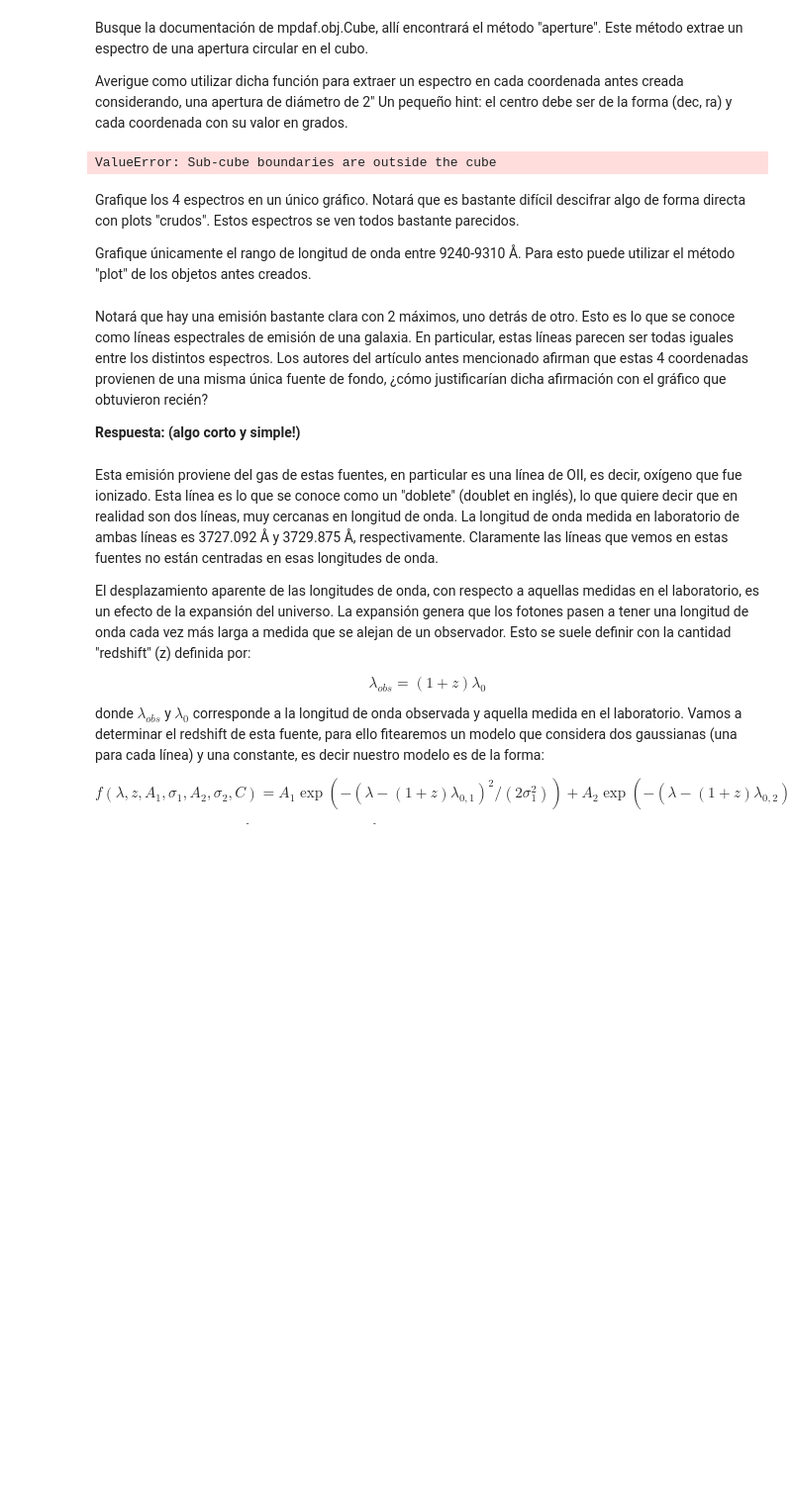
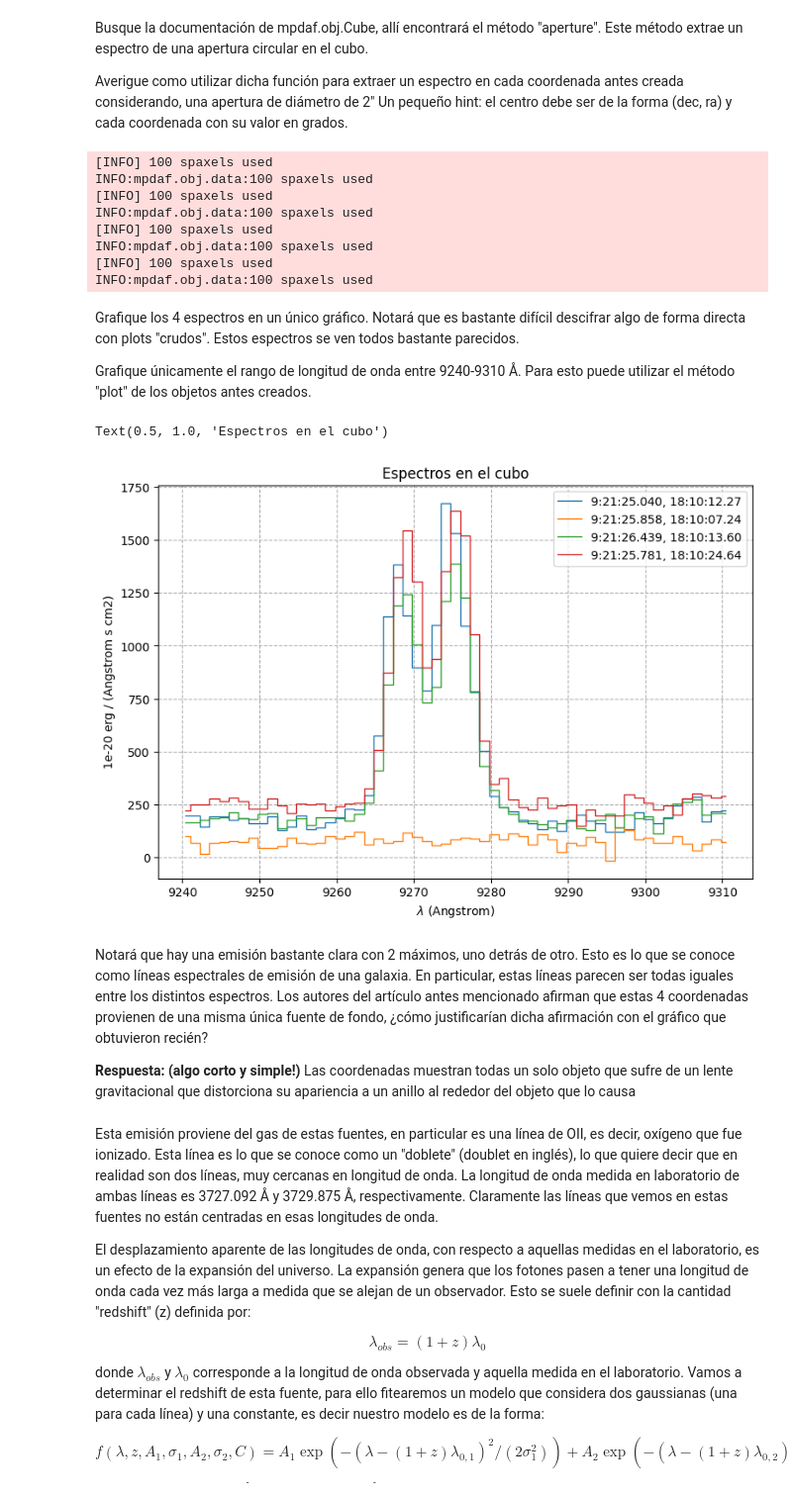
Before and after one commit to p-salv/Tarea-4, a Jupyter notebook: Tarea4.ipynb, the cells around one changed output. Shown at 99% size. Drawn from its saved outputs; the diff is of its cells as text; code cells hidden in the pictures; blank space fills up the shorter version.

Commit message:
Espectros del cubo

```diff
--- a/Tarea4.ipynb
+++ b/Tarea4.ipynb
@@ -208,13 +226,19 @@ Un pequeño hint: el centro debe ser de la forma (dec, ra) y cada coordenada con
 # %%
 # Rellene el código a continuación reemplazando el "CENTRO" y "radio", según corresponda.
 # Note que ya le hemos indicado al método las unidades de medida, por lo que debe ser consistente.
-RADIO = 1
-espectro_s0a = cube.aperture((s0a.ra.value, s0a.dec.value), RADIO, unit_center=u.deg, unit_radius=u.arcsec)
-espectro_s0b = cube.aperture((s0a.rb.value, s0b.dec.value), RADIO, unit_center=u.deg, unit_radius=u.arcsec)
-espectro_s0c = cube.aperture((s0c.ra.value, s0c.dec.value), RADIO, unit_center=u.deg, unit_radius=u.arcsec)
-espectro_s0d = cube.aperture((s0d.ra.value, s0d.dec.value), RADIO, unit_center=u.deg, unit_radius=u.arcsec)
+espectro_s0a = cube.aperture((s0a.dec.value, s0a.ra.value), 1, unit_center=u.deg, unit_radius=u.arcsec)
+espectro_s0b = cube.aperture((s0a.dec.value, s0b.ra.value), 1, unit_center=u.deg, unit_radius=u.arcsec)
+espectro_s0c = cube.aperture((s0c.dec.value, s0c.ra.value), 1, unit_center=u.deg, unit_radius=u.arcsec)
+espectro_s0d = cube.aperture((s0d.dec.value, s0d.ra.value), 1, unit_center=u.deg, unit_radius=u.arcsec)
 # %% [output]
-ValueError: Sub-cube boundaries are outside the cube
+[INFO] 100 spaxels used
+INFO:mpdaf.obj.data:100 spaxels used
+[INFO] 100 spaxels used
+INFO:mpdaf.obj.data:100 spaxels used
+[INFO] 100 spaxels used
+INFO:mpdaf.obj.data:100 spaxels used
+[INFO] 100 spaxels used
+INFO:mpdaf.obj.data:100 spaxels used
 # %% [markdown]
 Grafique los 4 espectros en un único gráfico. Notará que es bastante difícil descifrar algo de forma directa con plots "crudos". Estos espectros se ven todos bastante parecidos.
 
@@ -225,10 +247,25 @@ Para esto puede utilizar el método "plot" de los objetos antes creados.
+# %%
+# Inserte su gráfico a continuación:
+plt.figure(figsize=(9,6))
+
+espectro_s0a.plot(lmin=9240,lmax=9310,label='9:21:25.040, 18:10:12.27')
+espectro_s0b.plot(lmin=9240,lmax=9310,label='9:21:25.858, 18:10:07.24')
+espectro_s0c.plot(lmin=9240,lmax=9310,label='9:21:26.439, 18:10:13.60')
+espectro_s0d.plot(lmin=9240,lmax=9310,label='9:21:25.781, 18:10:24.64')
+
+plt.grid(linestyle='--')
+plt.legend()
+plt.title('Espectros en el cubo')
+# %% [output]
+Text(0.5, 1.0, 'Espectros en el cubo')
+[figure, added]
 # %% [markdown]
 
 Notará que hay una emisión bastante clara con 2 máximos, uno detrás de otro.
 Esto es lo que se conoce como líneas espectrales de emisión de una galaxia.
 En particular, estas líneas parecen ser todas iguales entre los distintos espectros. Los autores del artículo antes mencionado afirman que estas 4 coordenadas provienen de una misma única fuente de fondo, ¿cómo justificarían dicha afirmación con el gráfico que obtuvieron recién?
 
-**Respuesta: (algo corto y simple!)**
+**Respuesta: (algo corto y simple!)** Las coordenadas muestran todas un solo objeto que sufre de un lente gravitacional que distorciona su apariencia a un anillo al rededor del objeto que lo causa
 # %% [markdown]
 Esta emisión proviene del gas de estas fuentes, en particular es una línea de  OII, es decir, oxígeno que fue ionizado. Esta línea es lo que se conoce como un "doblete" (doublet en inglés), lo que quiere decir que en realidad son dos líneas, muy cercanas en longitud de onda. La longitud de onda medida en laboratorio de ambas líneas es 3727.092 Å y 3729.875 Å, respectivamente. Claramente las líneas que vemos en estas fuentes no están centradas en esas longitudes de onda.
 
```
Also changed, not shown: parts of 2 cells of this notebook.
